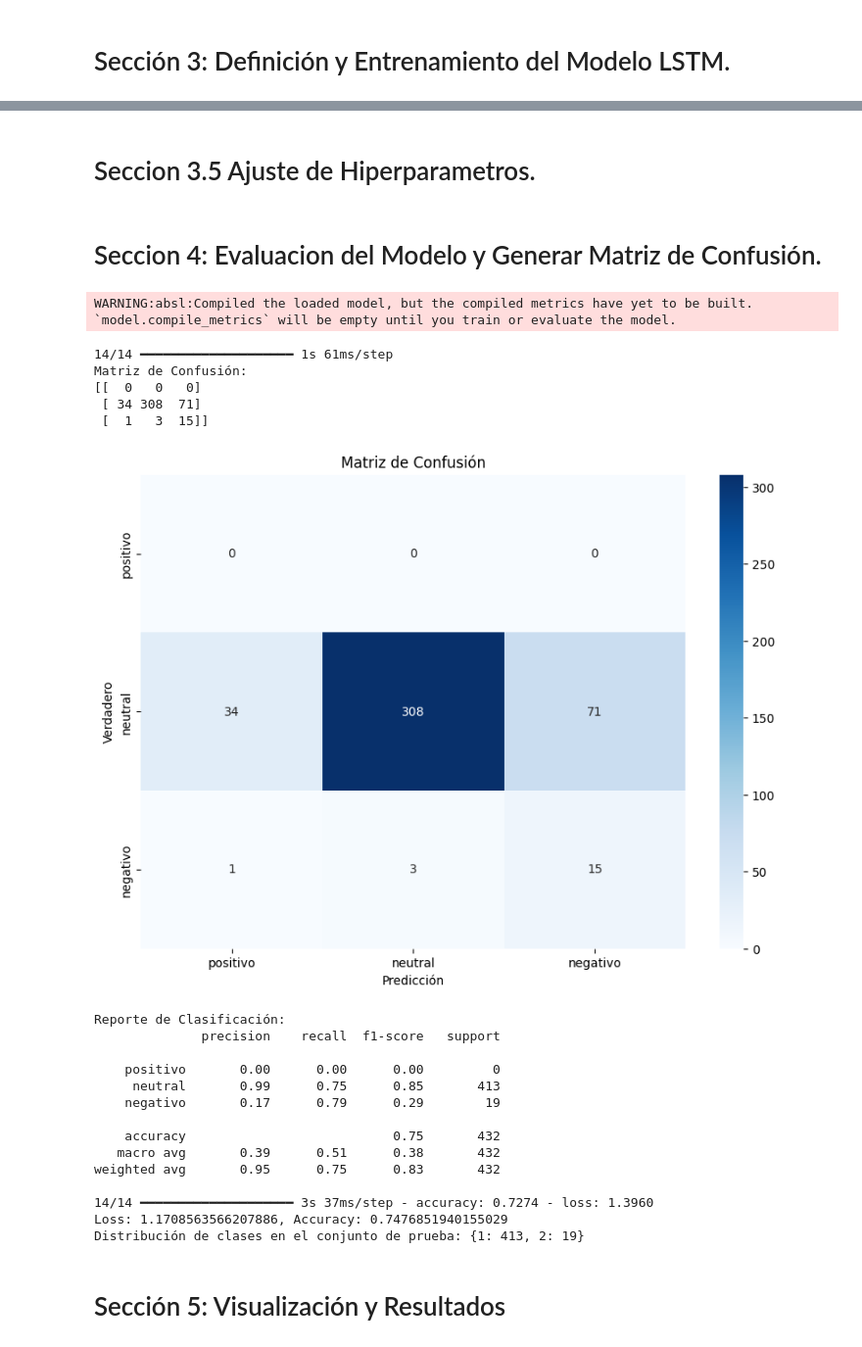
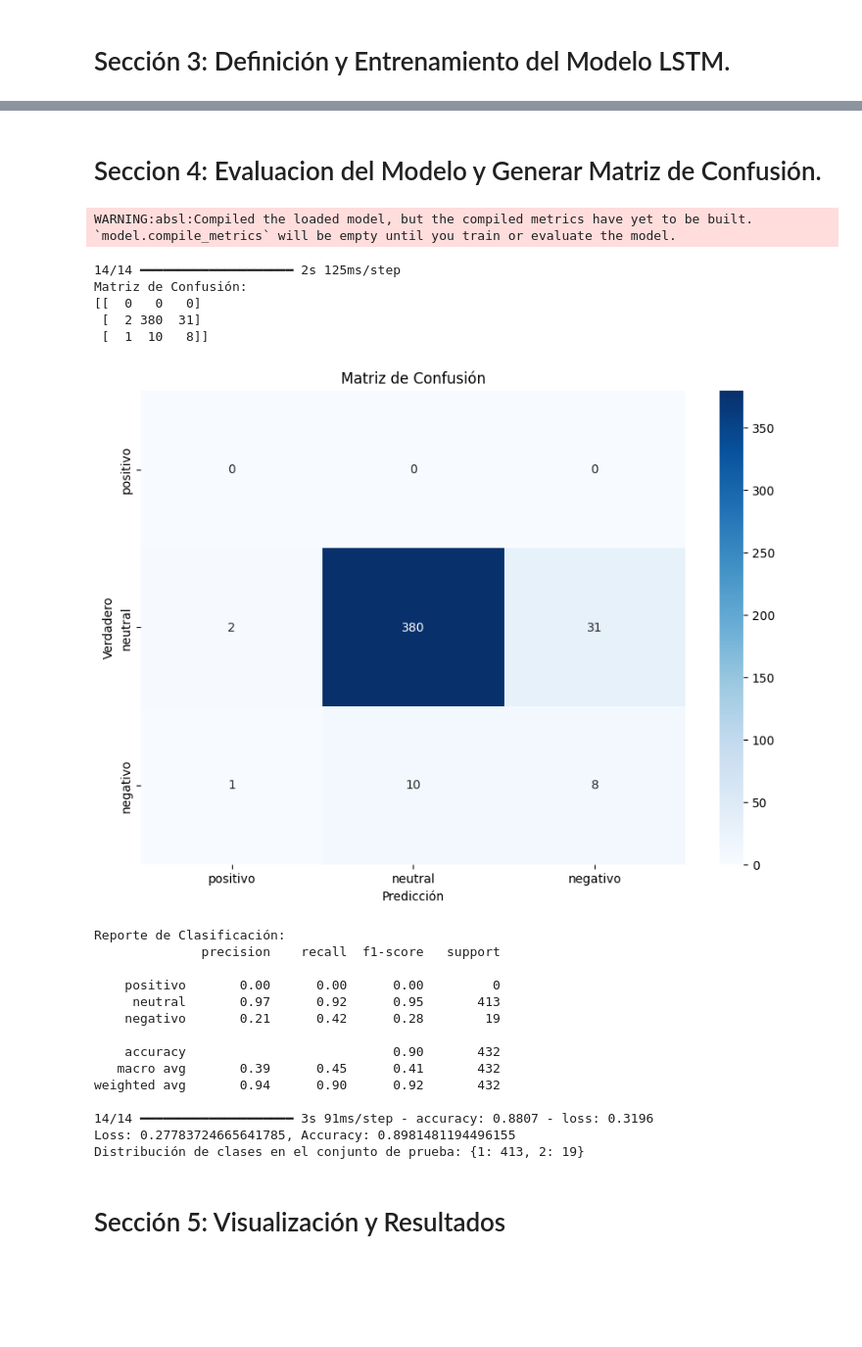
Before and after one commit to CarrenoErick19/Carreno_Navarrete_P.Integrador, a Jupyter notebook: JUPYTER NOTEBOOK/rnn_post_actualizado.ipynb, the cells around one changed output, grey strips where cells are left out. Shown: that part at 98% size. Saved outputs shown, nothing was run; the diff lists cells and outputs as text; code cells hidden in the pictures; blank space fills up the shorter version.

```diff
--- a/JUPYTER NOTEBOOK/rnn_post_actualizado.ipynb
+++ b/JUPYTER NOTEBOOK/rnn_post_actualizado.ipynb
@@ -641,5 +702,3 @@ Loss: 1.1708563566207886, Accuracy: 0.7476851940155029
-# %% [markdown]
-# Seccion 3.5 Ajuste de Hiperparametros.
 # %% [markdown]
 # Seccion 4: Evaluacion del Modelo y Generar Matriz de Confusión.
 # %%
@@ -649,7 +708,7 @@ import seaborn as sns
 from sklearn.metrics import confusion_matrix, classification_report
 
 # Cargar el modelo entrenado
-model = tf.keras.models.load_model('modelo_lstm_mejorado.h5')
+model = tf.keras.models.load_model('modelo_lstm_avanzado.h5')
 
 # Generar predicciones en el conjunto de prueba
 y_pred = model.predict([X_test, X_test])
@@ -657,51 +716,51 @@ y_pred_classes = np.argmax(y_pred, axis=1)
 y_true = np.argmax(y_test, axis=1)
 
 # Crear matriz de confusión
 cm = confusion_matrix(y_true, y_pred_classes)
 print("Matriz de Confusión:")
 print(cm)
 
 # Visualizar la matriz de confusión
 plt.figure(figsize=(10, 7))
-sns.heatmap(cm, annot=True, fmt='d', cmap='Blues', xticklabels=sentimiento_mapping.keys(), yticklabels=sentimiento_mapping.keys())
+sns.heatmap(cm, annot=True, fmt='d', cmap='Blues', xticklabels=list(sentimiento_mapping.keys()), yticklabels=list(sentimiento_mapping.keys()))
 plt.title('Matriz de Confusión')
 plt.xlabel('Predicción')
 plt.ylabel('Verdadero')
 plt.show()
 
 # Generar reporte de clasificación
 report = classification_report(y_true, y_pred_classes, target_names=list(sentimiento_mapping.keys()))
 print("Reporte de Clasificación:")
 print(report)
 
 # Evaluación del modelo
 loss, accuracy = model.evaluate([X_test, X_test], y_test)
 print(f'Loss: {loss}, Accuracy: {accuracy}')
 
 # Revisar la distribución de clases en el conjunto de prueba
 unique, counts = np.unique(y_true, return_counts=True)
 print(f"Distribución de clases en el conjunto de prueba: {dict(zip(unique, counts))}")
 # %% [output]
 WARNING:absl:Compiled the loaded model, but the compiled metrics have yet to be built. `model.compile_metrics` will be empty until you train or evaluate the model.
-14/14 ━━━━━━━━━━━━━━━━━━━━ 1s 61ms/step
+14/14 ━━━━━━━━━━━━━━━━━━━━ 2s 125ms/step
 Matriz de Confusión:
 [[  0   0   0]
- [ 34 308  71]
- [  1   3  15]]
+ [  2 380  31]
+ [  1  10   8]]
-[figure, old version]
+[figure, new version]
 Reporte de Clasificación:
               precision    recall  f1-score   support
 
     positivo       0.00      0.00      0.00         0
-     neutral       0.99      0.75      0.85       413
-    negativo       0.17      0.79      0.29        19
+     neutral       0.97      0.92      0.95       413
+    negativo       0.21      0.42      0.28        19
 
-    accuracy                           0.75       432
-   macro avg       0.39      0.51      0.38       432
-weighted avg       0.95      0.75      0.83       432
+    accuracy                           0.90       432
+   macro avg       0.39      0.45      0.41       432
+weighted avg       0.94      0.90      0.92       432
 
-14/14 ━━━━━━━━━━━━━━━━━━━━ 3s 37ms/step - accuracy: 0.7274 - loss: 1.3960
-Loss: 1.1708563566207886, Accuracy: 0.7476851940155029
+14/14 ━━━━━━━━━━━━━━━━━━━━ 3s 91ms/step - accuracy: 0.8807 - loss: 0.3196
+Loss: 0.27783724665641785, Accuracy: 0.8981481194496155
 Distribución de clases en el conjunto de prueba: {1: 413, 2: 19}
 # %% [markdown]
 # Sección 5: Visualización y Resultados
```
Also changed, not shown: parts of 2 cells of this notebook, 1 other file.
